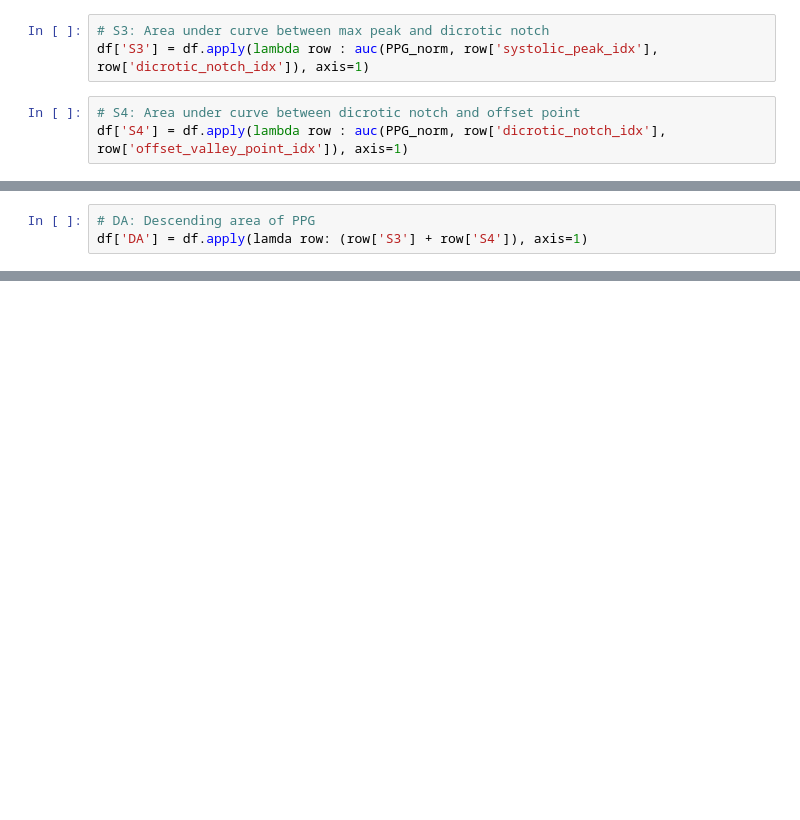
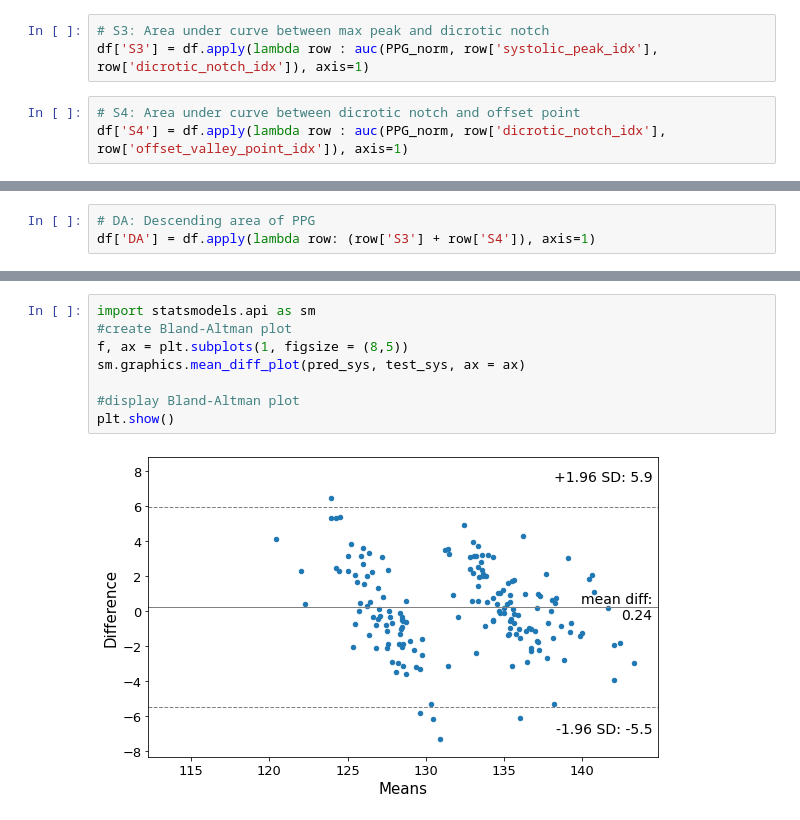
Before and after one commit to anr22156/VT_SeniorDesign, a Jupyter notebook: Algorithm_practice.ipynb, the cells around one changed output, grey strips where cells are left out. Saved outputs shown, nothing was run; the diff lists cells and outputs as text; blank space fills up the shorter version.

```diff
--- a/Algorithm_practice.ipynb
+++ b/Algorithm_practice.ipynb
@@ -570,3 +624,3 @@ df['AA'] = df.apply(lamda row: (row['S1'] + row['S2']), axis=1)
 # %%
 # DA: Descending area of PPG
-df['DA'] = df.apply(lamda row: (row['S3'] + row['S4']), axis=1)
+df['DA'] = df.apply(lambda row: (row['S3'] + row['S4']), axis=1)
@@ -644,0 +782,10 @@ df['RSC'] = df.apply(lambda row: (row['onset_valley_point_idx'], row['dicrotic_n
+# %%
+import statsmodels.api as sm
+#create Bland-Altman plot
+f, ax = plt.subplots(1, figsize = (8,5))
+sm.graphics.mean_diff_plot(pred_sys, test_sys, ax = ax)
+
+#display Bland-Altman plot
+plt.show()
+# %% [output]
+[figure, added]
```
Also changed, not shown: parts of 79 cells of this notebook.
